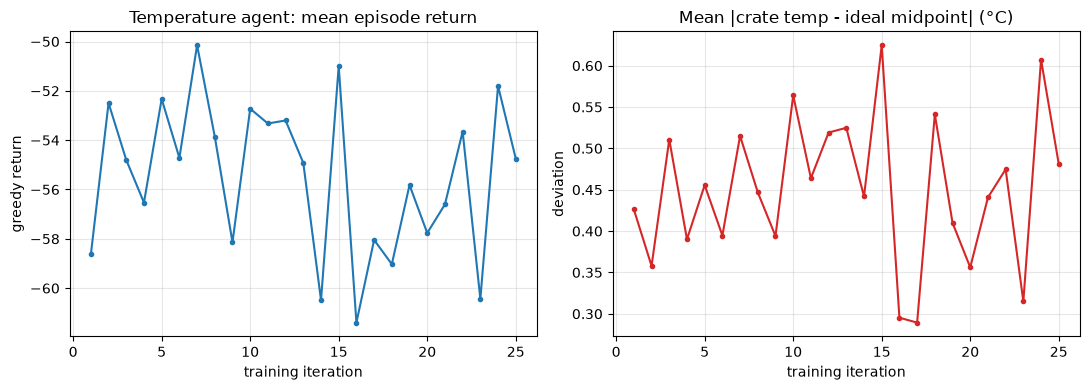
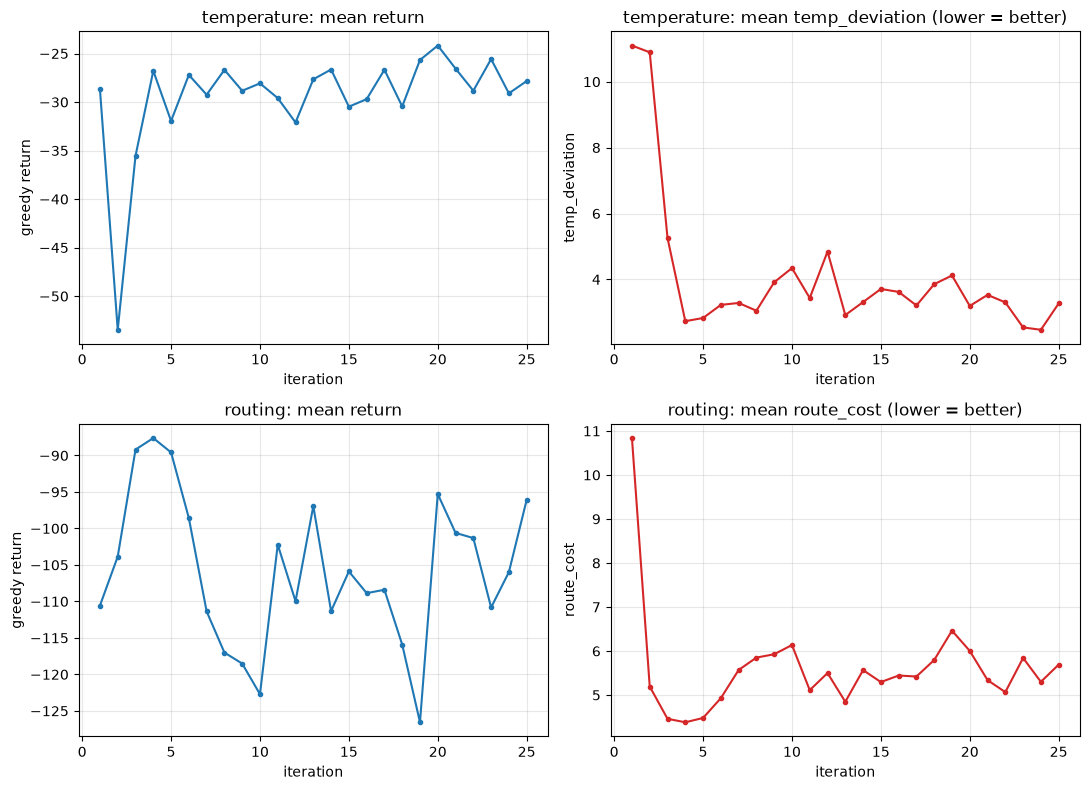
Code edit (unified diff) that turned the first committed figure into the second:
--- before
+++ after
@@ -1,9 +1,9 @@
-curve = pd.read_csv(CURVE_CSV)
-
-fig, (ax1, ax2) = plt.subplots(1, 2, figsize=(11, 4))
-ax1.plot(curve["iteration"], curve["mean_return"], marker="o", ms=3, color="tab:blue")
-ax1.set(title="Temperature agent: mean episode return", xlabel="training iteration", ylabel="greedy return")
-ax2.plot(curve["iteration"], curve["mean_temp_deviation"], marker="o", ms=3, color="tab:red")
-ax2.set(title="Mean |crate temp - ideal midpoint| (°C)", xlabel="training iteration", ylabel="deviation")
+fig, axes = plt.subplots(len(AGENTS), 2, figsize=(11, 4 * len(AGENTS)), squeeze=False)
+for i, a in enumerate(AGENTS):
+    metric_key = METRIC[a][0]
+    axes[i][0].plot(curve["iteration"], curve[f"return_{a}"], marker="o", ms=3, color="tab:blue")
+    axes[i][0].set(title=f"{a}: mean return", xlabel="iteration", ylabel="greedy return")
+    axes[i][1].plot(curve["iteration"], curve[f"{metric_key}_{a}"], marker="o", ms=3, color="tab:red")
+    axes[i][1].set(title=f"{a}: mean {metric_key} (lower = better)", xlabel="iteration", ylabel=metric_key)
 fig.tight_layout()
 plt.show()

Commit: chore: notebooks and project